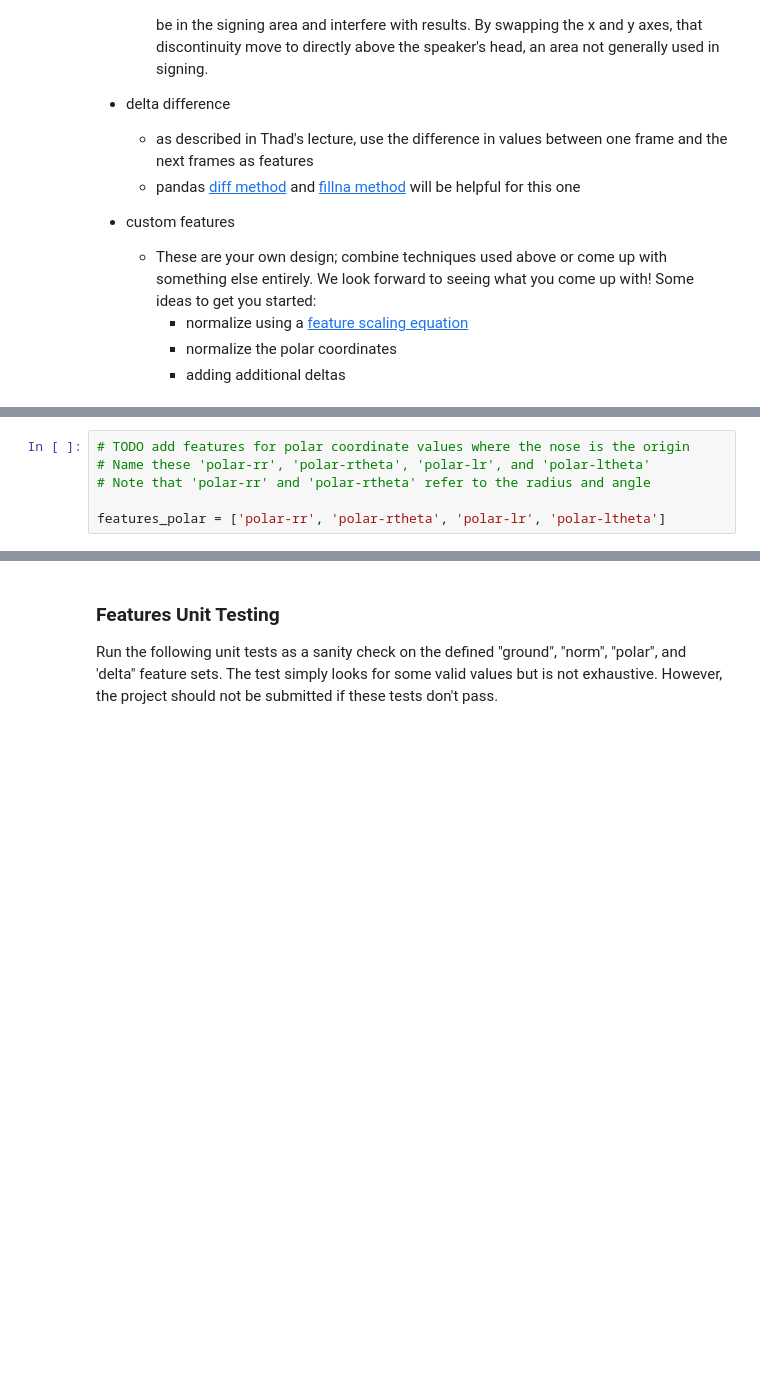
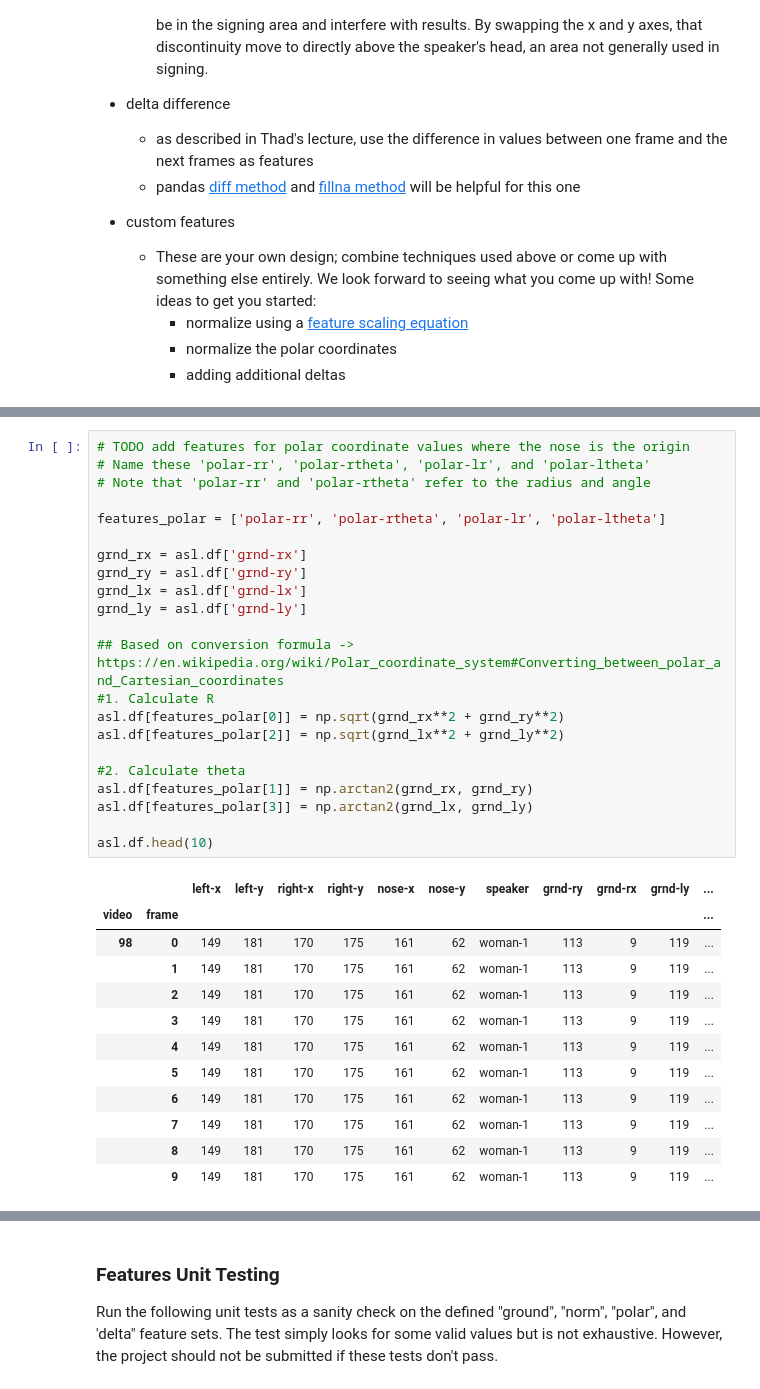
Before and after one commit to rizwaan/AIND, a Jupyter notebook: AIND P4 - Recognizer/asl_recognizer.ipynb, the cells around one changed output, grey strips where cells are left out. Cells and saved outputs as stored; diff of their text form; blank space fills up the shorter version.

```diff
--- a/AIND P4 - Recognizer/asl_recognizer.ipynb
+++ b/AIND P4 - Recognizer/asl_recognizer.ipynb
@@ -212,9 +227,38 @@ features_norm = ['norm-rx', 'norm-ry', 'norm-lx','norm-ly']
 # %%
 # TODO add features for polar coordinate values where the nose is the origin
 # Name these 'polar-rr', 'polar-rtheta', 'polar-lr', and 'polar-ltheta'
 # Note that 'polar-rr' and 'polar-rtheta' refer to the radius and angle
 
 features_polar = ['polar-rr', 'polar-rtheta', 'polar-lr', 'polar-ltheta']
+
+grnd_rx = asl.df['grnd-rx']
+grnd_ry = asl.df['grnd-ry']
+grnd_lx = asl.df['grnd-lx']
+grnd_ly = asl.df['grnd-ly']
+
+## Based on conversion formula -> https://en.wikipedia.org/wiki/Polar_coordinate_system#Converting_between_polar_and_Cartesian_coordinates
+#1. Calculate R
+asl.df[features_polar[0]] = np.sqrt(grnd_rx**2 + grnd_ry**2)
+asl.df[features_polar[2]] = np.sqrt(grnd_lx**2 + grnd_ly**2)
+
+#2. Calculate theta
+asl.df[features_polar[1]] = np.arctan2(grnd_rx, grnd_ry)
+asl.df[features_polar[3]] = np.arctan2(grnd_lx, grnd_ly)
+
+asl.df.head(10)
+# %% [output]
+|  |  | left-x | left-y | right-x | right-y | nose-x | nose-y | speaker | grnd-ry | grnd-rx | grnd-ly | ... |
+| video | frame |  |  |  |  |  |  |  |  |  |  | ... |
+| 98 | 0 | 149 | 181 | 170 | 175 | 161 | 62 | woman-1 | 113 | 9 | 119 | ... |
+|  | 1 | 149 | 181 | 170 | 175 | 161 | 62 | woman-1 | 113 | 9 | 119 | ... |
+|  | 2 | 149 | 181 | 170 | 175 | 161 | 62 | woman-1 | 113 | 9 | 119 | ... |
+|  | 3 | 149 | 181 | 170 | 175 | 161 | 62 | woman-1 | 113 | 9 | 119 | ... |
+|  | 4 | 149 | 181 | 170 | 175 | 161 | 62 | woman-1 | 113 | 9 | 119 | ... |
+|  | 5 | 149 | 181 | 170 | 175 | 161 | 62 | woman-1 | 113 | 9 | 119 | ... |
+|  | 6 | 149 | 181 | 170 | 175 | 161 | 62 | woman-1 | 113 | 9 | 119 | ... |
+|  | 7 | 149 | 181 | 170 | 175 | 161 | 62 | woman-1 | 113 | 9 | 119 | ... |
+|  | 8 | 149 | 181 | 170 | 175 | 161 | 62 | woman-1 | 113 | 9 | 119 | ... |
+|  | 9 | 149 | 181 | 170 | 175 | 161 | 62 | woman-1 | 113 | 9 | 119 | ... |
 # %%
 # TODO add features for left, right, x, y differences by one time step, i.e. the "delta" values discussed in the lecture
 # Name these 'delta-rx', 'delta-ry', 'delta-lx', and 'delta-ly'
```
Also changed, not shown: parts of 34 cells of this notebook, 4 other files.
